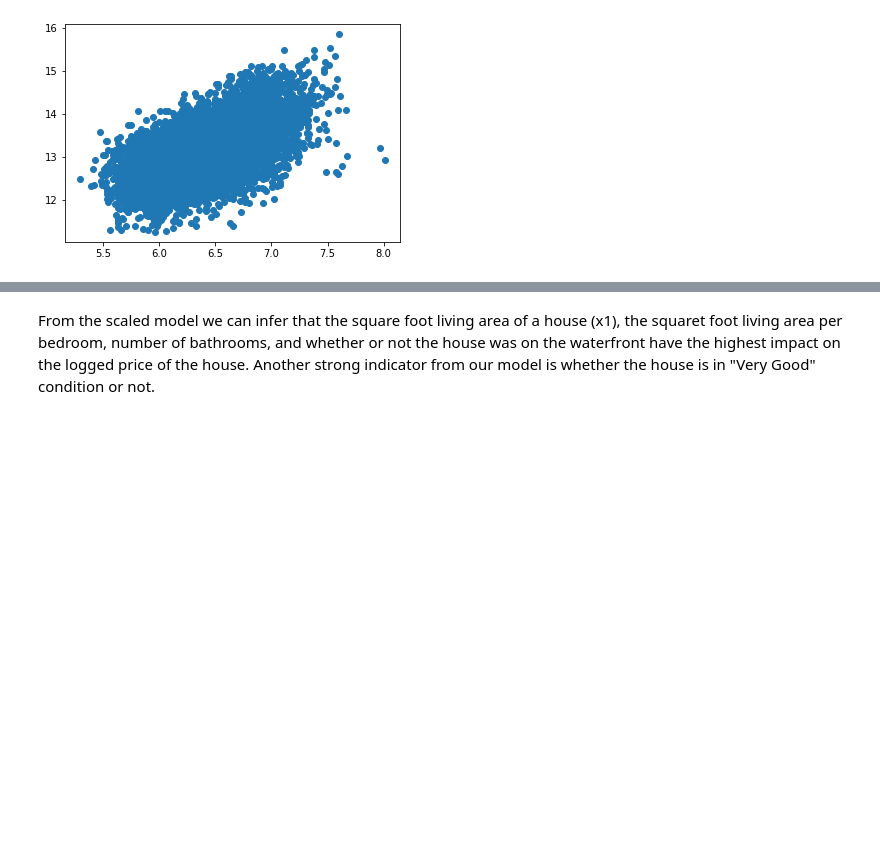
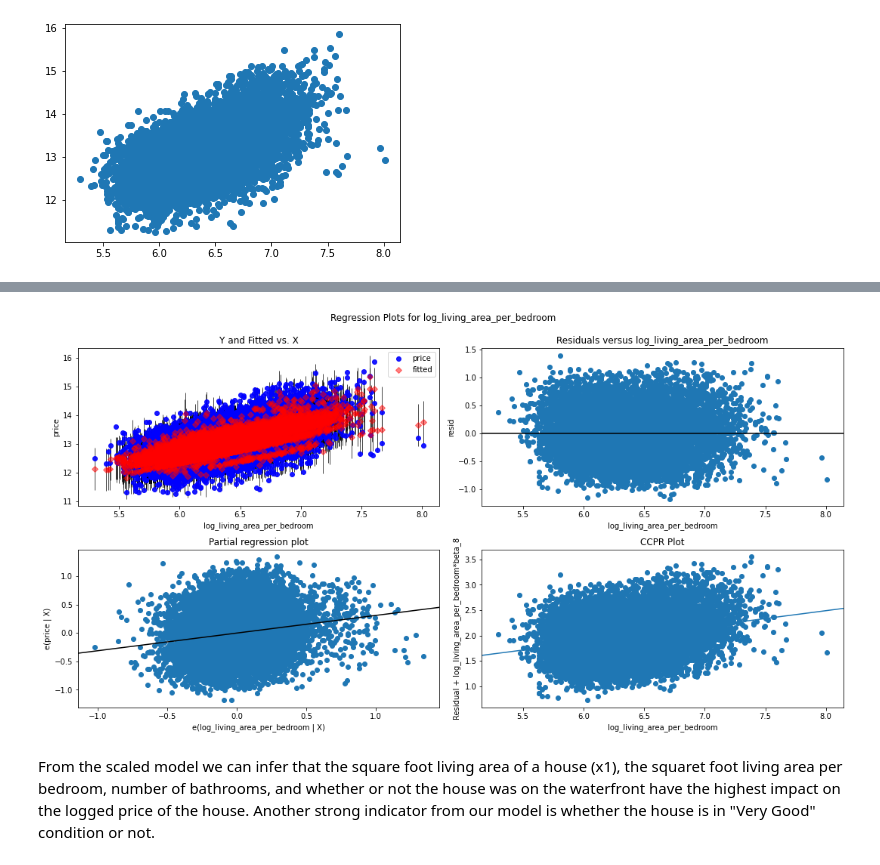
Before and after one commit to mboland23/dsc-phase-2-project-v2-3, a Jupyter notebook: Meg_Working_Notebook.ipynb, the cells around one changed output, grey strips where cells are left out. Cells and saved outputs as stored; diff of their text form; code cells hidden in the pictures; blank space fills up the shorter version.

```diff
--- a/Meg_Working_Notebook.ipynb
+++ b/Meg_Working_Notebook.ipynb
@@ -1096,6 +1114,13 @@ OLS Regression Results
 | Kurtosis: | 2.781 | Cond. No. | 3.84 |
 Notes:
 [1] Standard Errors assume that the covariance matrix of the errors is correctly specified.
+# %%
+#plot the errors against our new "log_living_area_per_bedroom" to see if they follow our assumptions.
+fig = plt.figure(figsize=(15,8))
+fig = sm.graphics.plot_regress_exog(model_5, "log_living_area_per_bedroom" , fig=fig)
+plt.show()
+# %% [output]
+[figure, added]
 # %% [markdown]
 From the scaled model we can infer that the square foot living area of a house (x1), the squaret foot living area per bedroom, number of bathrooms, and whether or not the house was on the waterfront have the highest impact on the logged price of the house. Another strong indicator from our model is whether the house is in "Very Good" condition or not.
 # %% [markdown]
```
Also changed, not shown: parts of 89 cells of this notebook.
